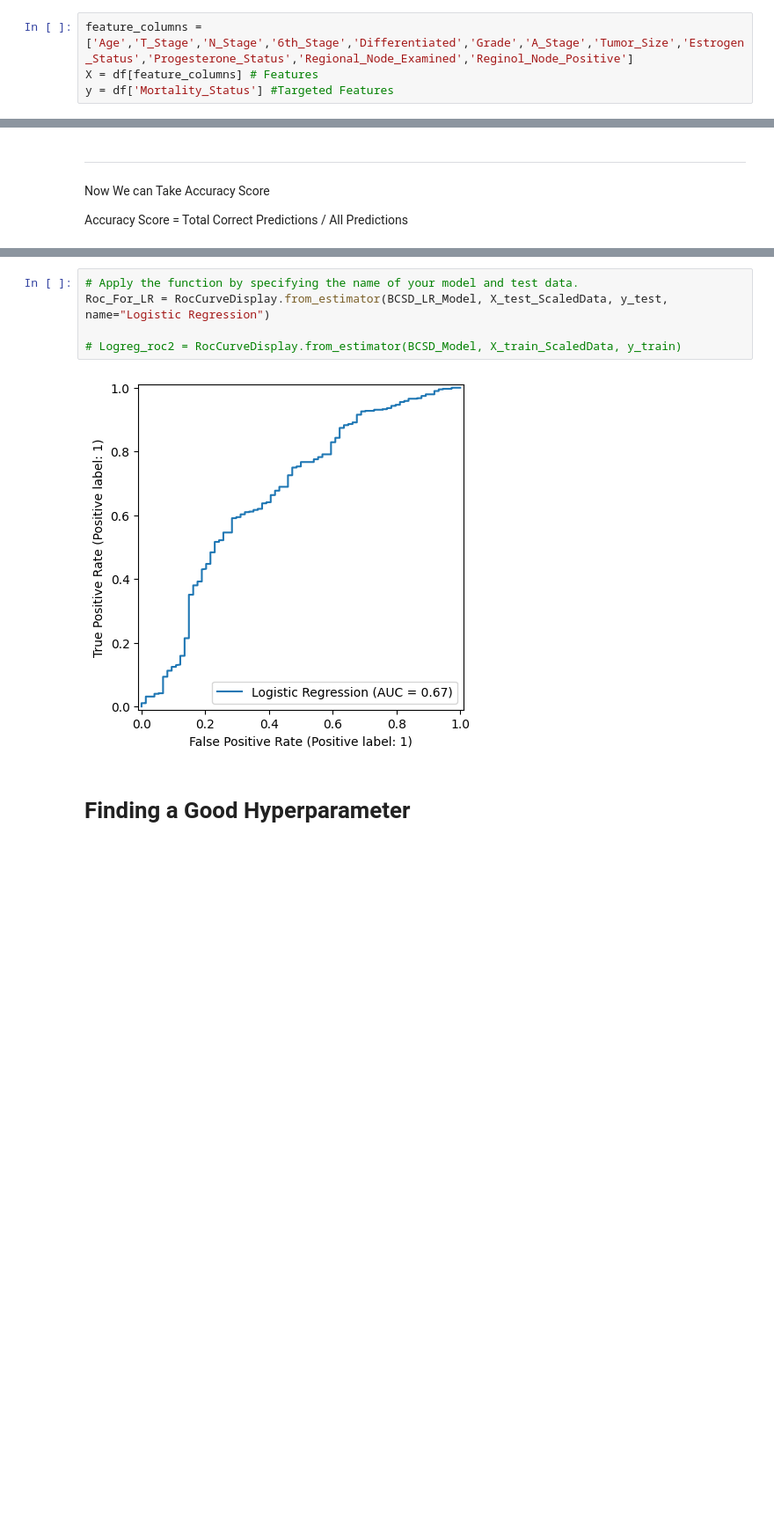
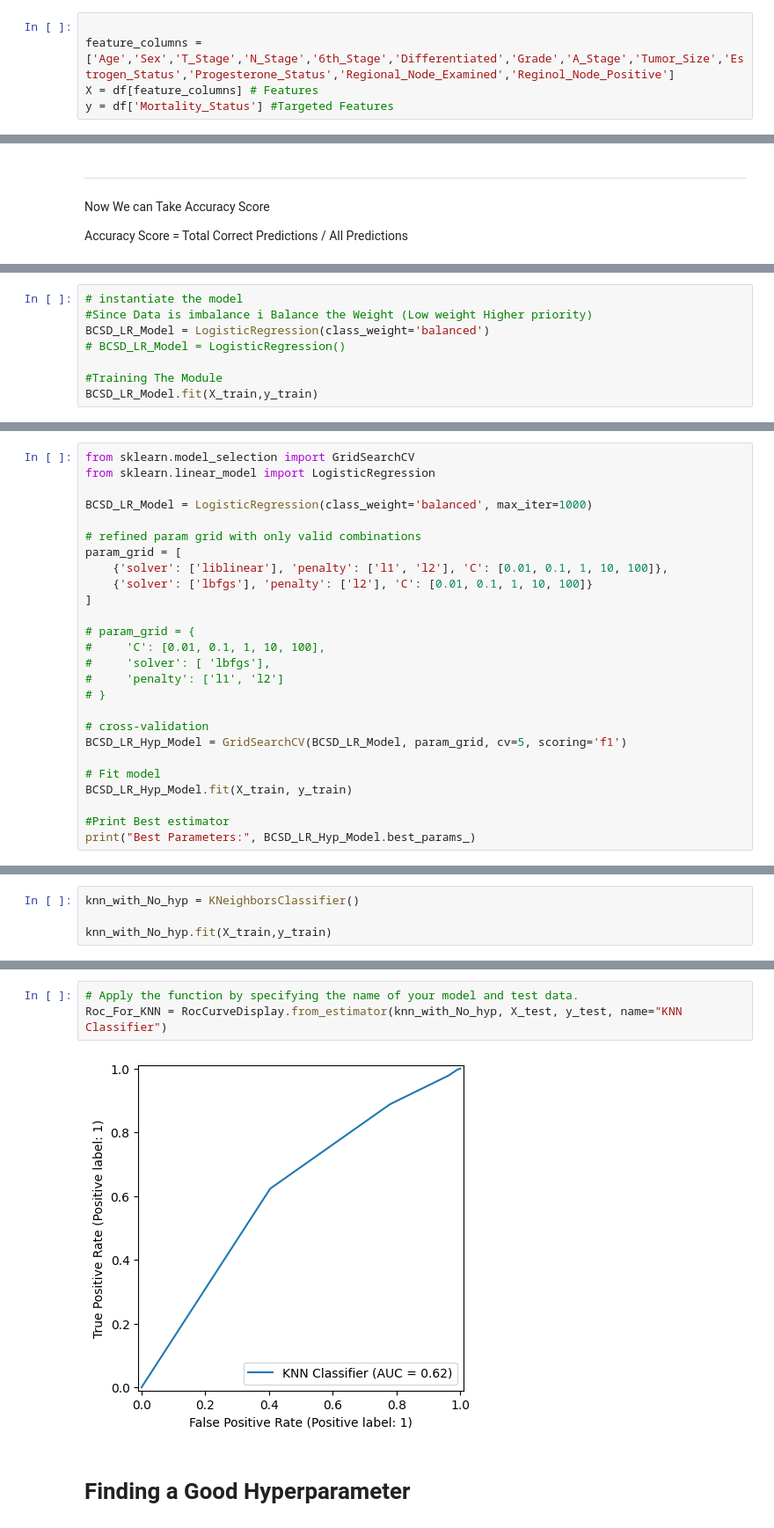
Before and after one commit to Ahd-Rizlan/Machine-Learning, a Jupyter notebook: Notebook_02.ipynb, the cells around one changed output, grey strips where cells are left out. Shown at 88% size. Cells and saved outputs as stored; diff of their text form; blank space fills up the shorter version.

```diff
--- a/Notebook_02.ipynb
+++ b/Notebook_02.ipynb
@@ -136,7 +127,8 @@ df['Differentiated'] = df['Differentiated'].map({'Undifferentiated':0,'Poorly di
 # %% [markdown]
 Then we have to take the Feature Columns and targeted feature
 # %%
-feature_columns = ['Age','T_Stage','N_Stage','6th_Stage','Differentiated','Grade','A_Stage','Tumor_Size','Estrogen_Status','Progesterone_Status','Regional_Node_Examined','Reginol_Node_Positive']
+
+feature_columns = ['Age','Sex','T_Stage','N_Stage','6th_Stage','Differentiated','Grade','A_Stage','Tumor_Size','Estrogen_Status','Progesterone_Status','Regional_Node_Examined','Reginol_Node_Positive']
 X = df[feature_columns] # Features
 y = df['Mortality_Status'] #Targeted Features
 # %% [markdown]
@@ -317,0 +332,8 @@ Accuracy Score  =  Total Correct Predictions /  All Predictions
+# %%
+# instantiate the model
+#Since Data is imbalance i Balance the Weight (Low weight Higher priority)
+BCSD_LR_Model = LogisticRegression(class_weight='balanced')
+# BCSD_LR_Model = LogisticRegression()
+
+#Training The Module
+BCSD_LR_Model.fit(X_train,y_train)
@@ -343,0 +467,26 @@ weighted avg       0.84      0.66      0.72       653
+# %%
+from sklearn.model_selection import GridSearchCV
+from sklearn.linear_model import LogisticRegression
+
+BCSD_LR_Model = LogisticRegression(class_weight='balanced', max_iter=1000)
+
+# refined param grid with only valid combinations
+param_grid = [
+    {'solver': ['liblinear'], 'penalty': ['l1', 'l2'], 'C': [0.01, 0.1, 1, 10, 100]},
+    {'solver': ['lbfgs'], 'penalty': ['l2'], 'C': [0.01, 0.1, 1, 10, 100]}
+]
+
+# param_grid = {
+#     'C': [0.01, 0.1, 1, 10, 100],
+#     'solver': [ 'lbfgs'],
+#     'penalty': ['l1', 'l2']
+# }
+
+# cross-validation
+BCSD_LR_Hyp_Model = GridSearchCV(BCSD_LR_Model, param_grid, cv=5, scoring='f1')
+
+# Fit model
+BCSD_LR_Hyp_Model.fit(X_train, y_train)
+
+#Print Best estimator
+print("Best Parameters:", BCSD_LR_Hyp_Model.best_params_)
@@ -343,0 +530,4 @@ weighted avg       0.84      0.66      0.72       653
+# %%
+knn_with_No_hyp = KNeighborsClassifier()
+
+knn_with_No_hyp.fit(X_train,y_train)
@@ -344,10 +558,8 @@ weighted avg       0.84      0.66      0.72       653
 # %%
 # Apply the function by specifying the name of your model and test data.
-Roc_For_LR = RocCurveDisplay.from_estimator(BCSD_LR_Model, X_test_ScaledData, y_test, name="Logistic Regression")
-
-# Logreg_roc2 = RocCurveDisplay.from_estimator(BCSD_Model, X_train_ScaledData, y_train)
+Roc_For_KNN = RocCurveDisplay.from_estimator(knn_with_No_hyp, X_test, y_test, name="KNN Classifier")
 # %% [output]
-[figure, old version]
+[figure, new version]
 # %% [markdown]
 # **Finding a Good Hyperparameter**
 # %% [markdown]
```
Also changed, not shown: parts of 86 cells of this notebook.
